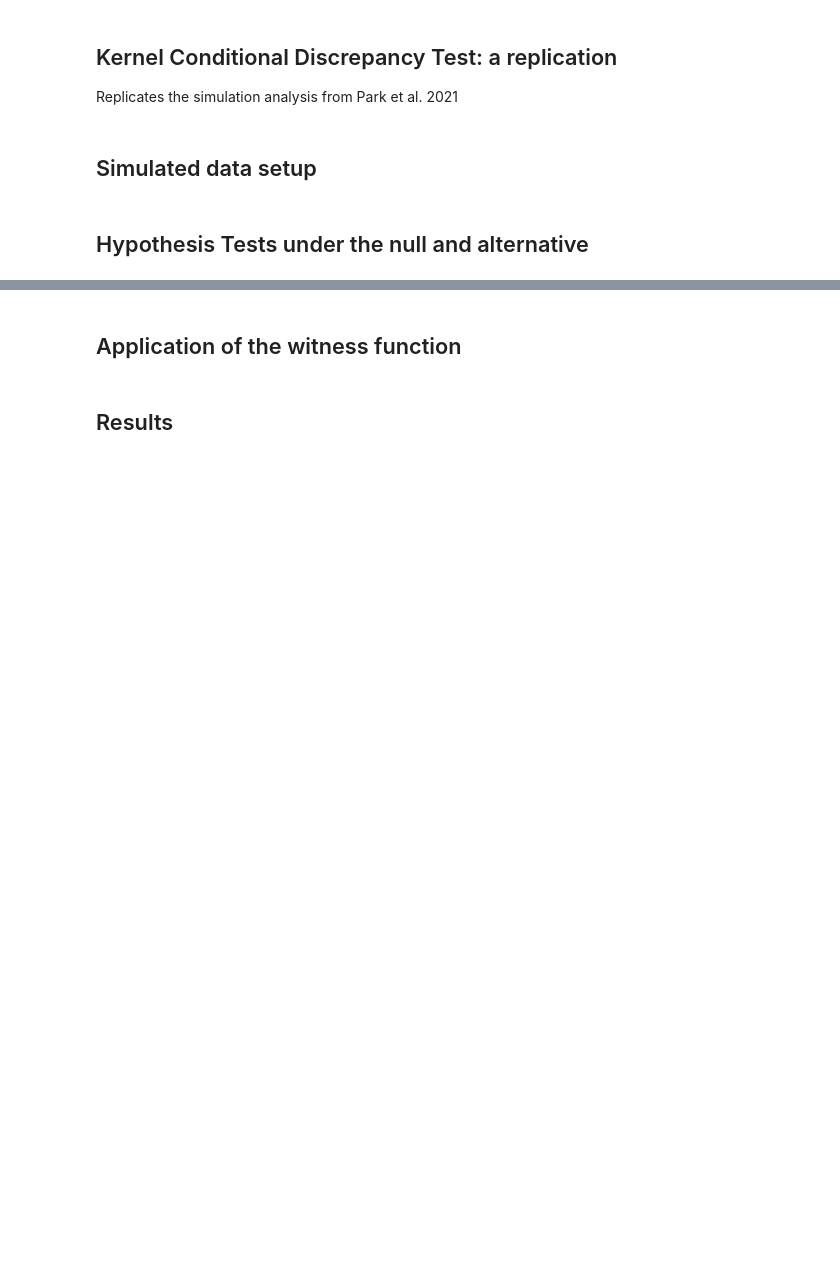
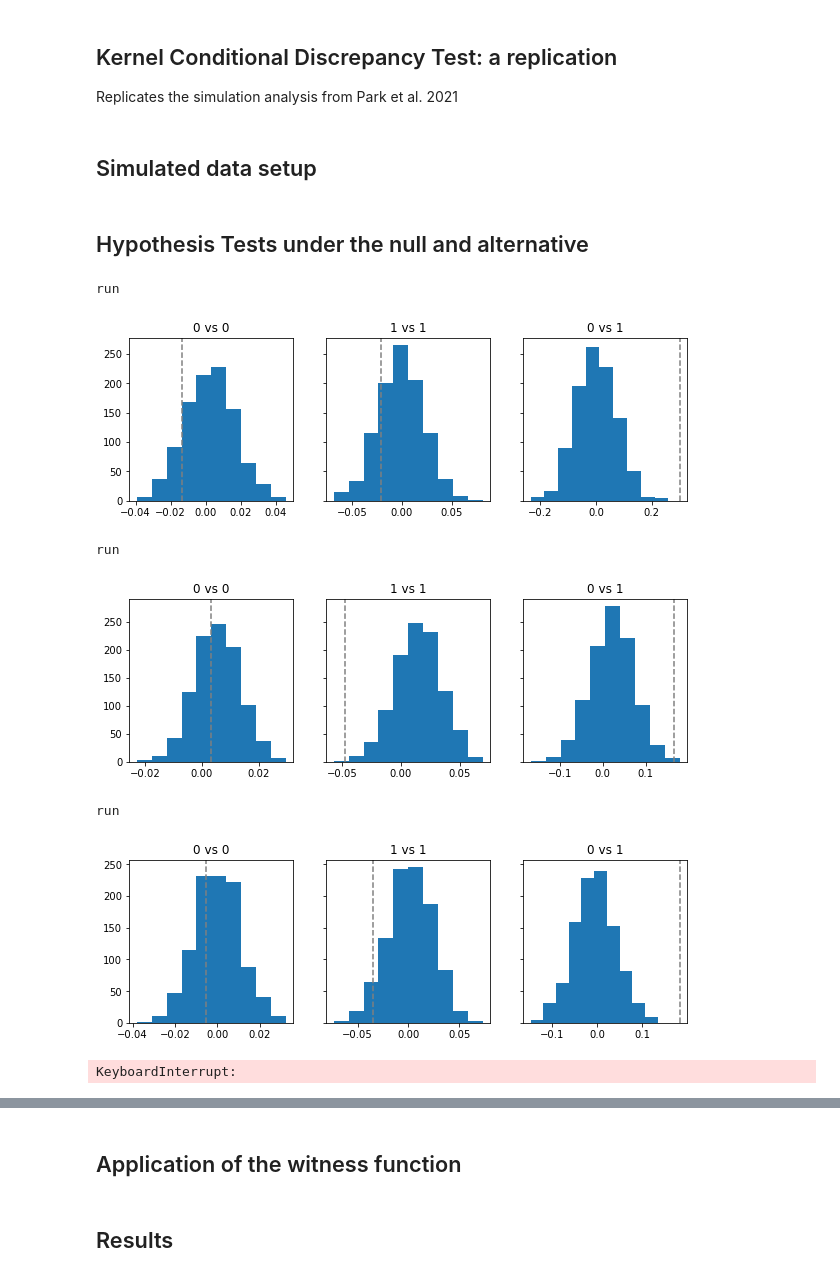
Before and after one commit to rflperry/sparse_shift, a Jupyter notebook: notebooks/01-kcd_paper_simulation.ipynb, the cells around one changed output, grey strips where cells are left out. Cells and saved outputs as stored; diff of their text form; code cells hidden in the pictures; blank space fills up the shorter version.

```diff
--- a/notebooks/01-kcd_paper_simulation.ipynb
+++ b/notebooks/01-kcd_paper_simulation.ipynb
@@ -25,32 +25,41 @@ def sample_toy_data(n):
 ## Hypothesis Tests under the null and alternative
 # %%
 n = 100
-n_reps = 100 # 1000
-n_power_reps = 10 # 100
+n_reps = 1000 # 1000
+n_power_reps = 100
 stats = {'Y0': [], 'Y1': [], 'Y01': []}
 pvalues = {'Y0': [], 'Y1': [], 'Y01': []}
+fast_pvalue=False
 
 # Pvalues
 for i in range(n_power_reps):
     np.random.seed(i)
     X, y_outcomes = sample_toy_data(n)
     z = np.random.choice(2, (n))
     y = np.asarray([outcomes[i] for outcomes, i in zip(y_outcomes, z)])
     # kcd01 = KCD(reg=1.0, n_jobs=10)
     # kcd0 = KCD(reg=1.0, n_jobs=10)
     # kcd1 = KCD(reg=1.0, n_jobs=10)
     kcd01 = KCDCV(n_jobs=-2, regs=[1.0])
     kcd0 = KCDCV(n_jobs=-2, regs=[1.0])
     kcd1 = KCDCV(n_jobs=-2, regs=[1.0])
 
-    stat, pvalue = kcd.test(X, y, z, reps=n_reps)
+    stat, pvalue = kcd01.test(X, y, z, reps=n_reps, fast_pvalue=fast_pvalue)
     stats['Y01'].append(stat)
     pvalues['Y01'].append(pvalue)
 
-    stat, pvalue = kcd.test(X, y_outcomes[:, 0], z, reps=n_reps)
+    stat, pvalue = kcd0.test(X, y_outcomes[:, 0], z, reps=n_reps, fast_pvalue=fast_pvalue)
     stats['Y0'].append(stat)
     pvalues['Y0'].append(pvalue)
 
-    stat, pvalue = kcd.test(X, y_outcomes[:, 1], z, reps=n_reps)
+    stat, pvalue = kcd1.test(X, y_outcomes[:, 1], z, reps=n_reps, fast_pvalue=fast_pvalue)
     stats['Y1'].append(stat)
     pvalues['Y1'].append(pvalue)
+# %% [output]
+run
+[figure, added]
+run
+[figure, added]
+run
+[figure, added]
+KeyboardInterrupt:
```
Also changed, not shown: parts of 4 cells of this notebook.
